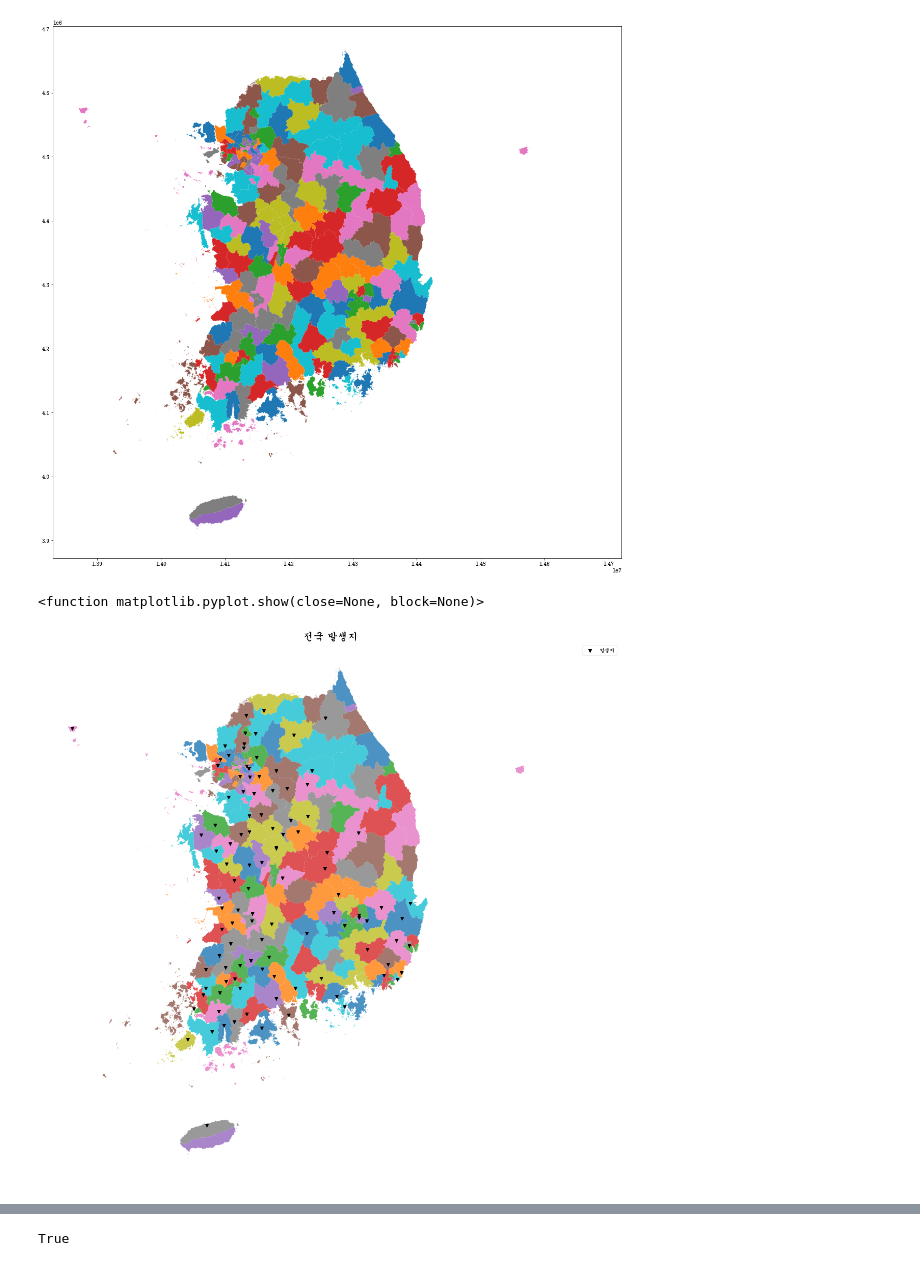
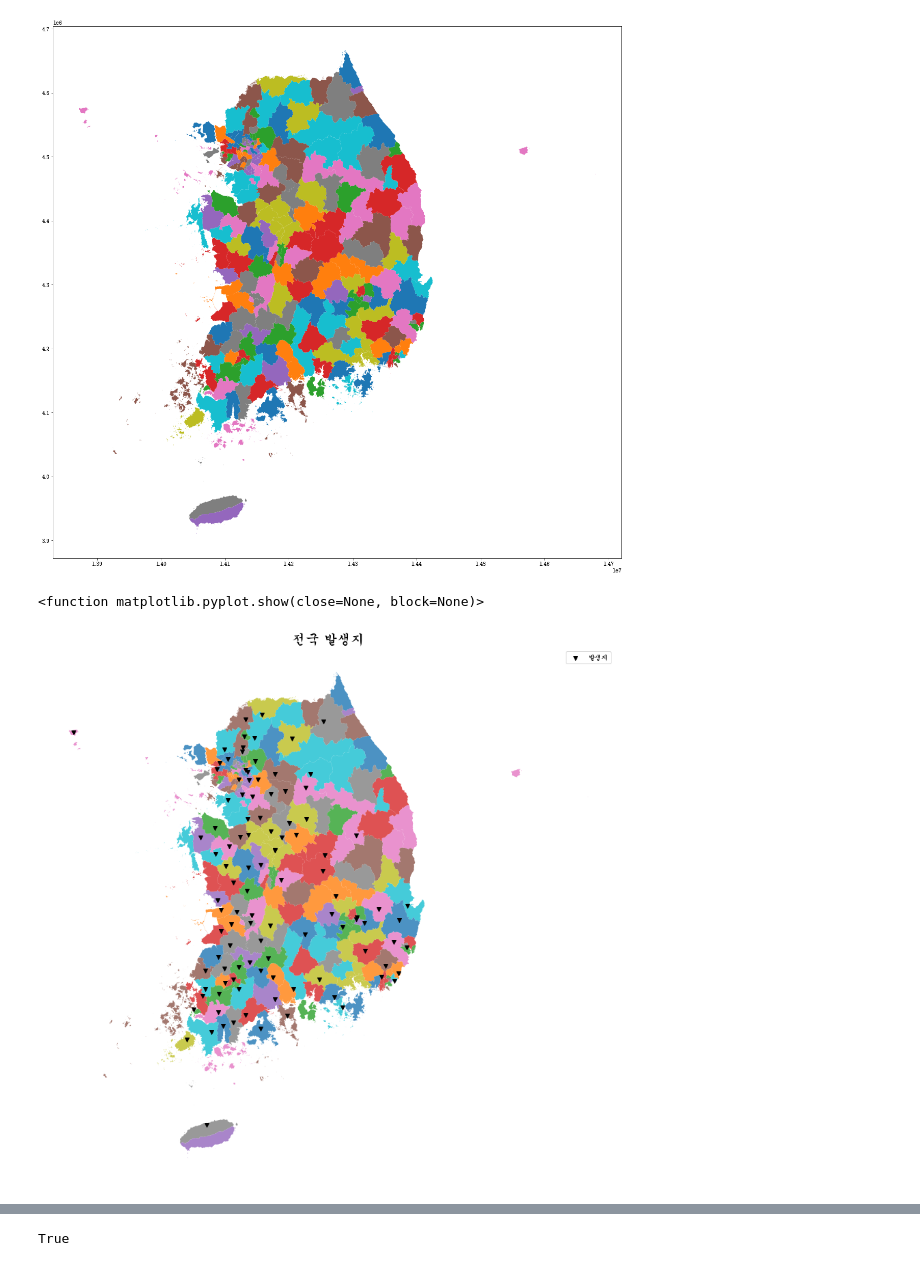
Before and after one commit to jiwoo-coding/aiai, a Jupyter notebook: geopandas를 이용한 시각화.ipynb, the cells around one changed output, grey strips where cells are left out. Cells and saved outputs as stored; diff of their text form; code cells hidden in the pictures.

```diff
--- a/AIAI시각화.ipynb
+++ b/geopandas를 이용한 시각화.ipynb
@@ -238,16 +238,16 @@ ax = dd2.plot(column='SIG_KOR_NM', figsize=(20,20), alpha=1.0)
 [figure]
 # %%
 #전국 시군구에 발생지 표시하기
-ax = dd2.plot(column='SIG_KOR_NM', figsize=(20,20), alpha=0.8)
+ax = dd2.plot(column='SIG_KOR_NM', figsize=(15,15), alpha=0.8)
 local33.plot(ax=ax, marker='v', color='black', label='발생지')
 ax.set_title("전국 발생지", fontsize=20)
 ax.set_axis_off()
 plt.legend()
 
 plt.show
 # %% [output]
 <function matplotlib.pyplot.show(close=None, block=None)>
-[figure, old version]
+[figure, new version]
 # %%
 m = folium.Map(location=[36,127], tiles='OpenStreetMap', zoom_start=7)
 m
```
Also changed, not shown: 38 other files.
